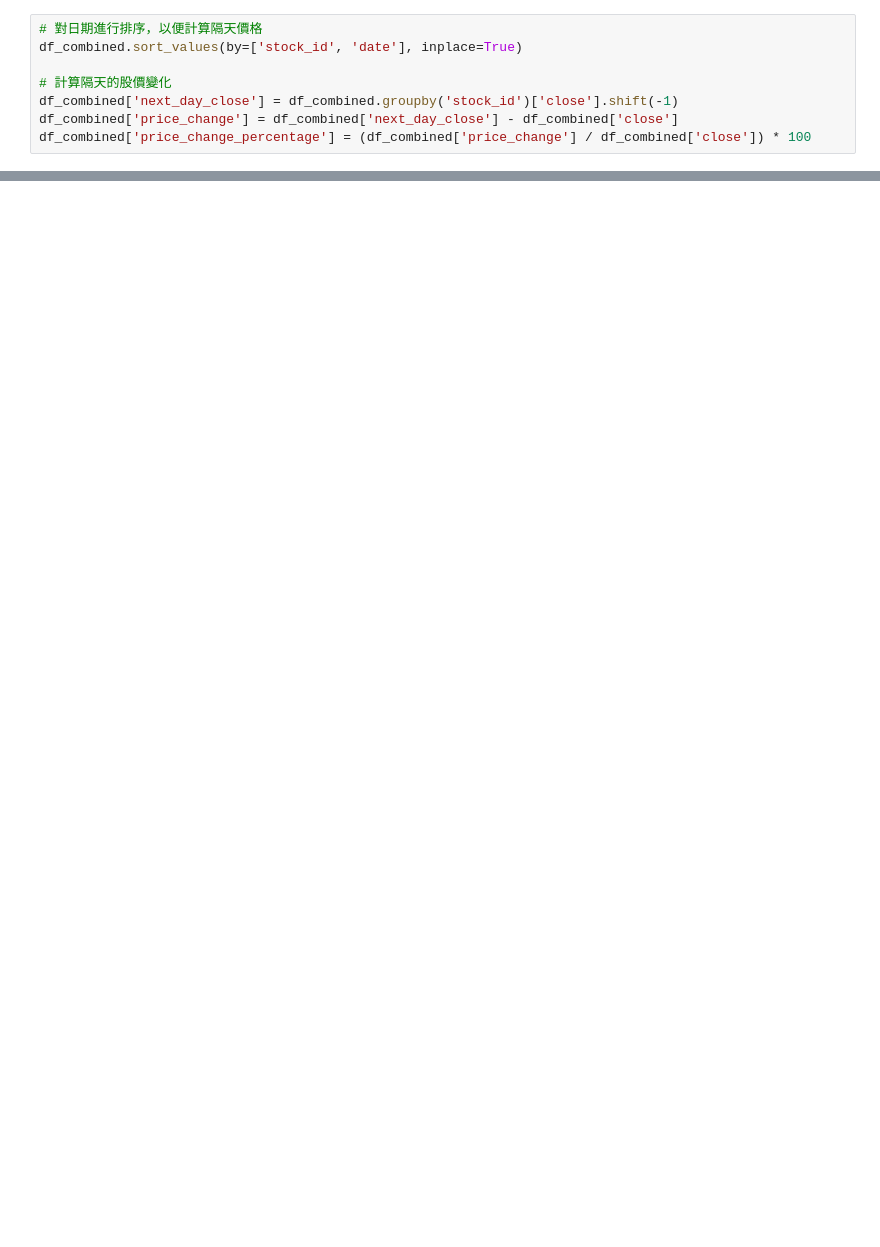
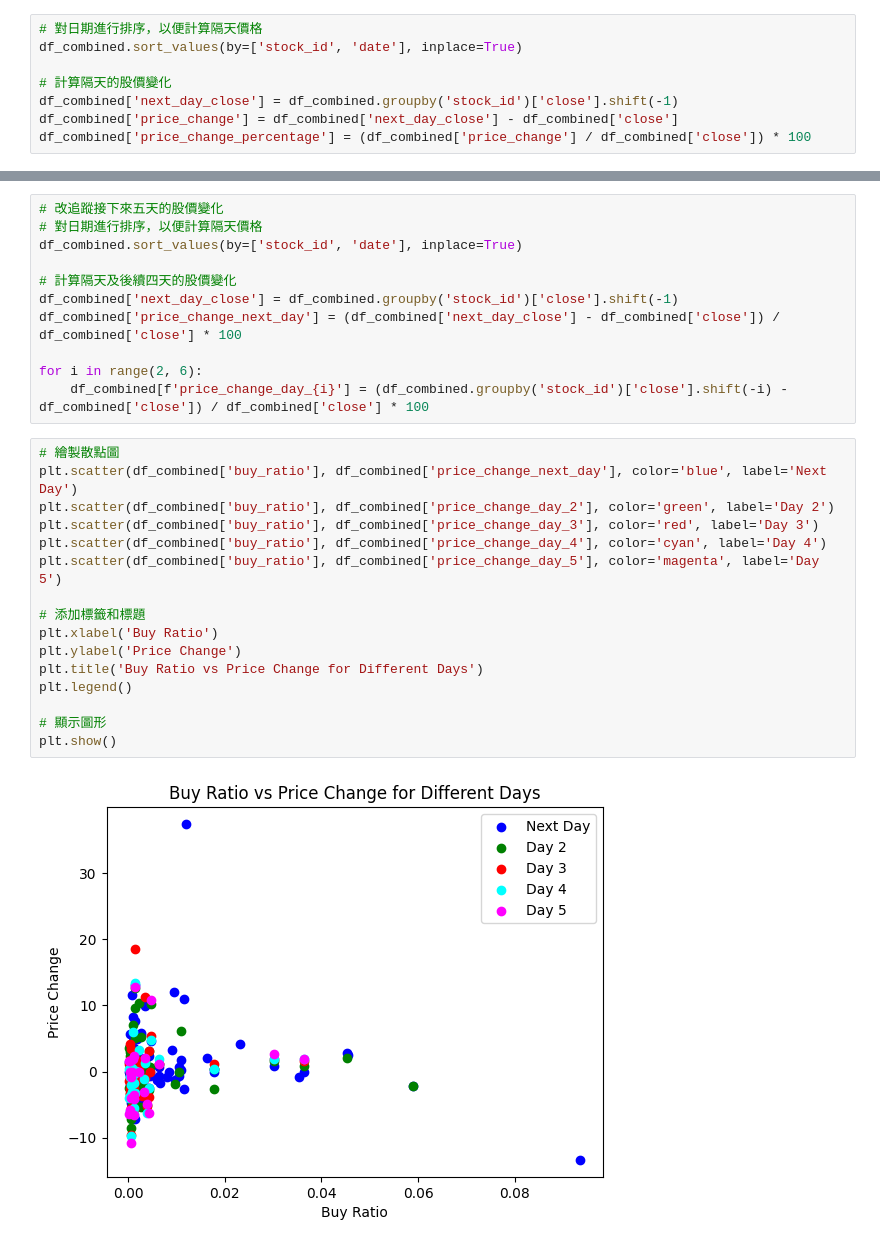
Before and after one commit to tw-lws/StockBrokerPriceCorrelation, a Jupyter notebook: BrokerAndPriceCorrelation.ipynb, the cells around one changed output, grey strips where cells are left out. Drawn from its saved outputs; the diff is of its cells as text; blank space fills up the shorter version.

```diff
--- a/BrokerAndPriceCorrelation.ipynb
+++ b/BrokerAndPriceCorrelation.ipynb
@@ -77,0 +103,29 @@ True
+# %%
+# 改追蹤接下來五天的股價變化
+# 對日期進行排序，以便計算隔天價格
+df_combined.sort_values(by=['stock_id', 'date'], inplace=True)
+
+# 計算隔天及後續四天的股價變化
+df_combined['next_day_close'] = df_combined.groupby('stock_id')['close'].shift(-1)
+df_combined['price_change_next_day'] = (df_combined['next_day_close'] - df_combined['close']) / df_combined['close'] * 100
+
+for i in range(2, 6):
+    df_combined[f'price_change_day_{i}'] = (df_combined.groupby('stock_id')['close'].shift(-i) - df_combined['close']) / df_combined['close'] * 100
+# %%
+# 繪製散點圖
+plt.scatter(df_combined['buy_ratio'], df_combined['price_change_next_day'], color='blue', label='Next Day')
+plt.scatter(df_combined['buy_ratio'], df_combined['price_change_day_2'], color='green', label='Day 2')
+plt.scatter(df_combined['buy_ratio'], df_combined['price_change_day_3'], color='red', label='Day 3')
+plt.scatter(df_combined['buy_ratio'], df_combined['price_change_day_4'], color='cyan', label='Day 4')
+plt.scatter(df_combined['buy_ratio'], df_combined['price_change_day_5'], color='magenta', label='Day 5')
+
+# 添加標籤和標題
+plt.xlabel('Buy Ratio')
+plt.ylabel('Price Change')
+plt.title('Buy Ratio vs Price Change for Different Days')
+plt.legend()
+
+# 顯示圖形
+plt.show()
+# %% [output]
+[figure, added]
```
Also changed, not shown: parts of 9 cells of this notebook.
